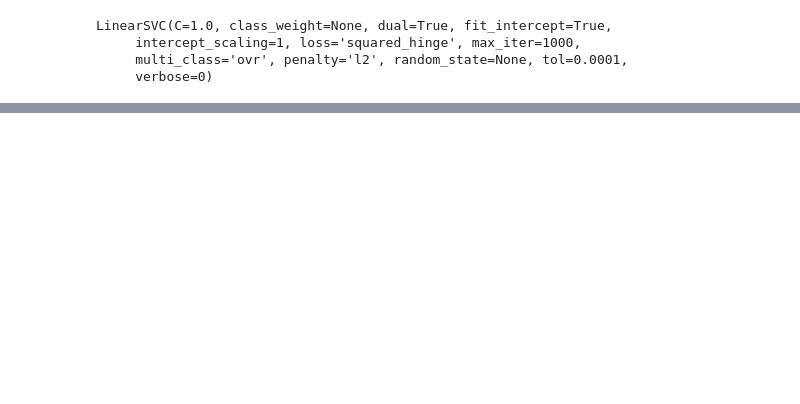
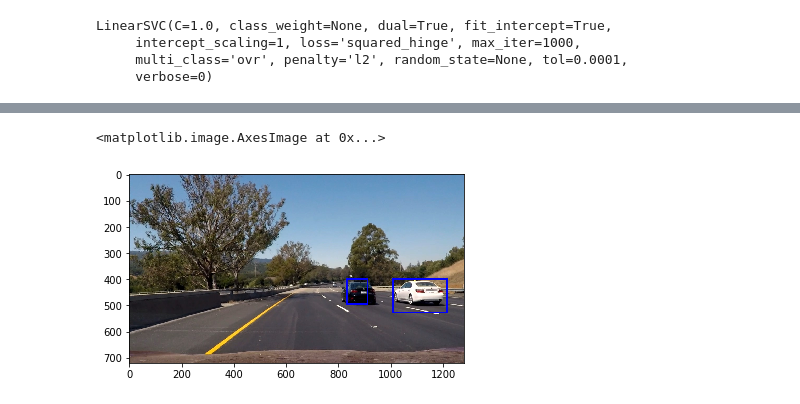
Before and after one commit to prateekagrawal06/vehicle-detection-and-tracking, a Jupyter notebook: main.ipynb, the cells around one changed output, grey strips where cells are left out. Cells and saved outputs as stored; diff of their text form; code cells hidden in the pictures; blank space fills up the shorter version.

```diff
--- a/main.ipynb
+++ b/main.ipynb
@@ -328,0 +356,12 @@ Read all the frames...exiting
+# %%
+heat = apply_threshold(heat,1)
+
+heatmap = np.clip(heat, 0, 255)
+labels1 = label(heatmap)
+
+draw_img = draw_labeled_bboxes(np.copy(test_image), labels1)
+
+plt.imshow(draw_img)
+# %% [output]
+<matplotlib.image.AxesImage at 0x...>
+[figure, added]
```
Also changed, not shown: parts of 8 cells of this notebook.
